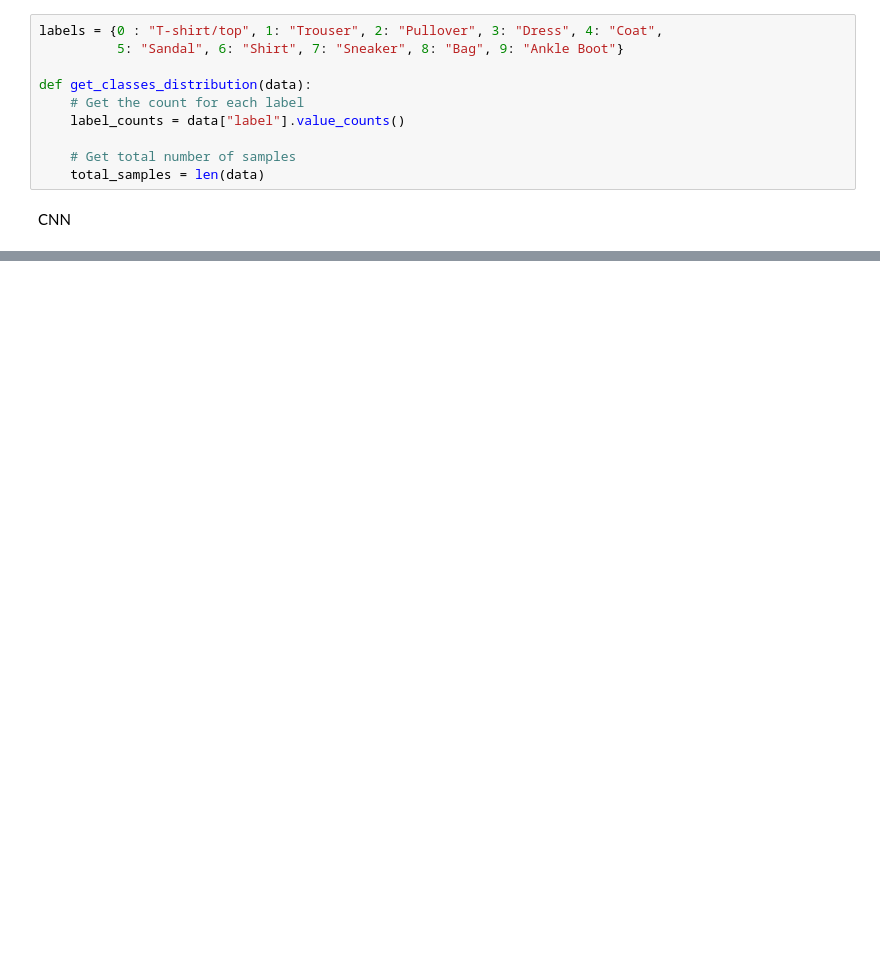
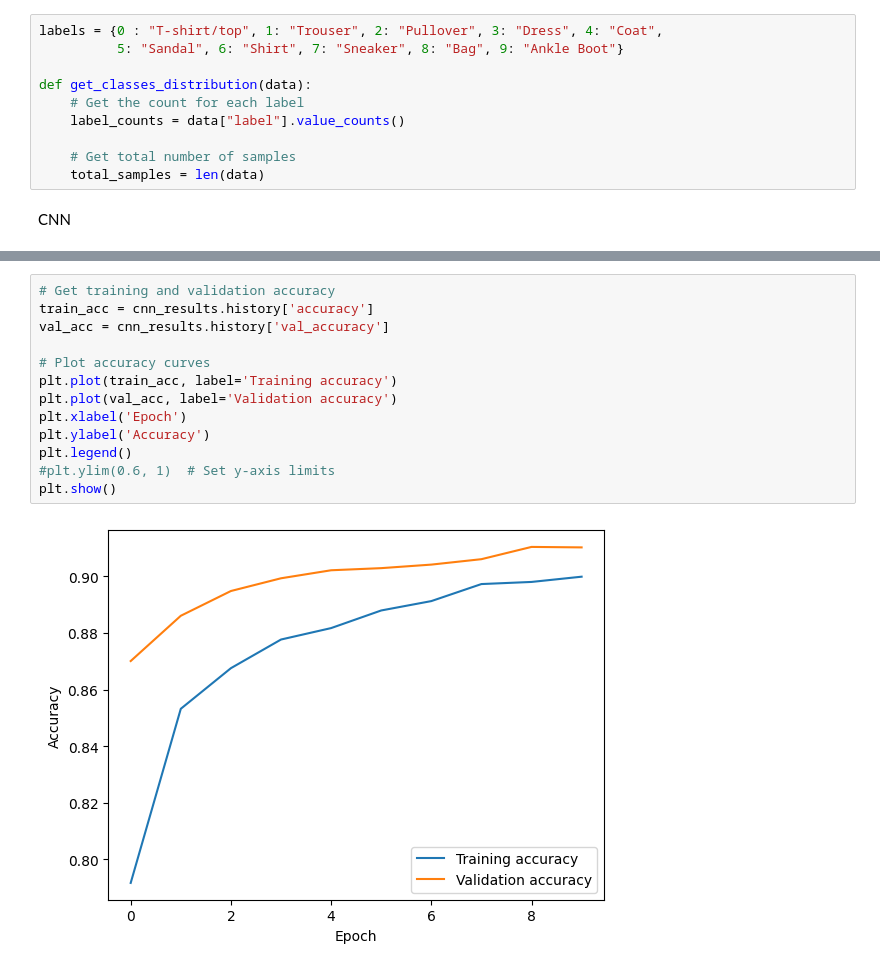
Before and after one commit to Lambru99/Fashion_MNIST_CNN, a Jupyter notebook: Definitivo1.ipynb, the cells around one changed output, grey strips where cells are left out. Saved outputs shown, nothing was run; the diff lists cells and outputs as text; blank space fills up the shorter version.

```diff
--- a/Definitivo1.ipynb
+++ b/Definitivo1.ipynb
@@ -117,0 +253,15 @@ ciao
+# %%
+# Get training and validation accuracy
+train_acc = cnn_results.history['accuracy']
+val_acc = cnn_results.history['val_accuracy']
+
+# Plot accuracy curves
+plt.plot(train_acc, label='Training accuracy')
+plt.plot(val_acc, label='Validation accuracy')
+plt.xlabel('Epoch')
+plt.ylabel('Accuracy')
+plt.legend()
+#plt.ylim(0.6, 1)  # Set y-axis limits
+plt.show()
+# %% [output]
+[figure, added]
```
Also changed, not shown: parts of 20 cells of this notebook.
